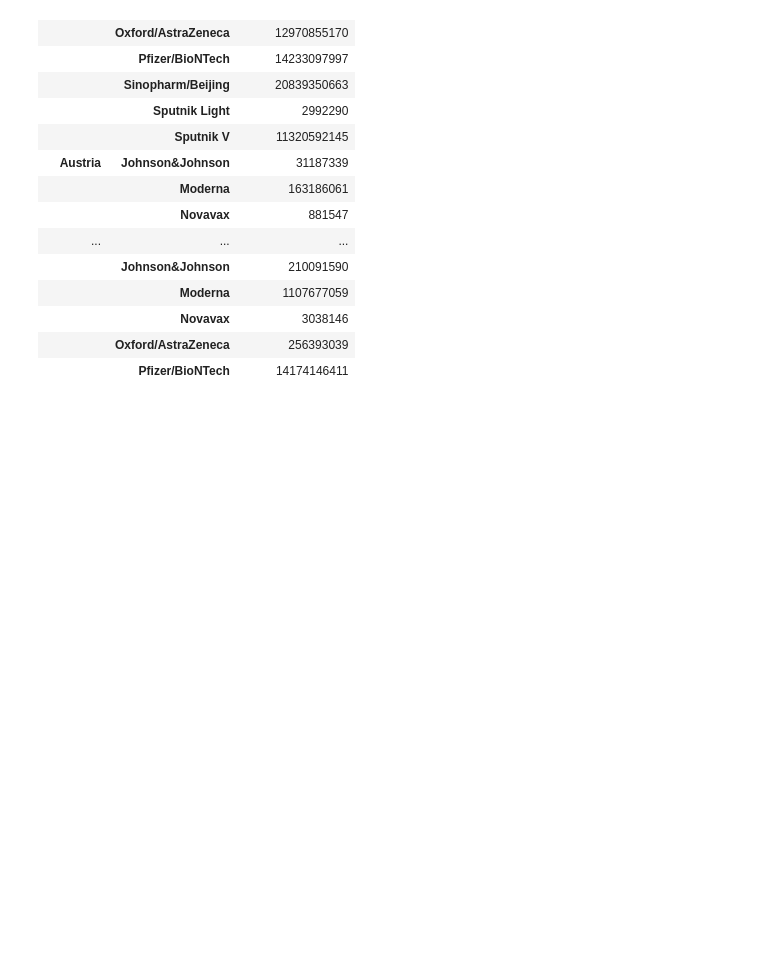
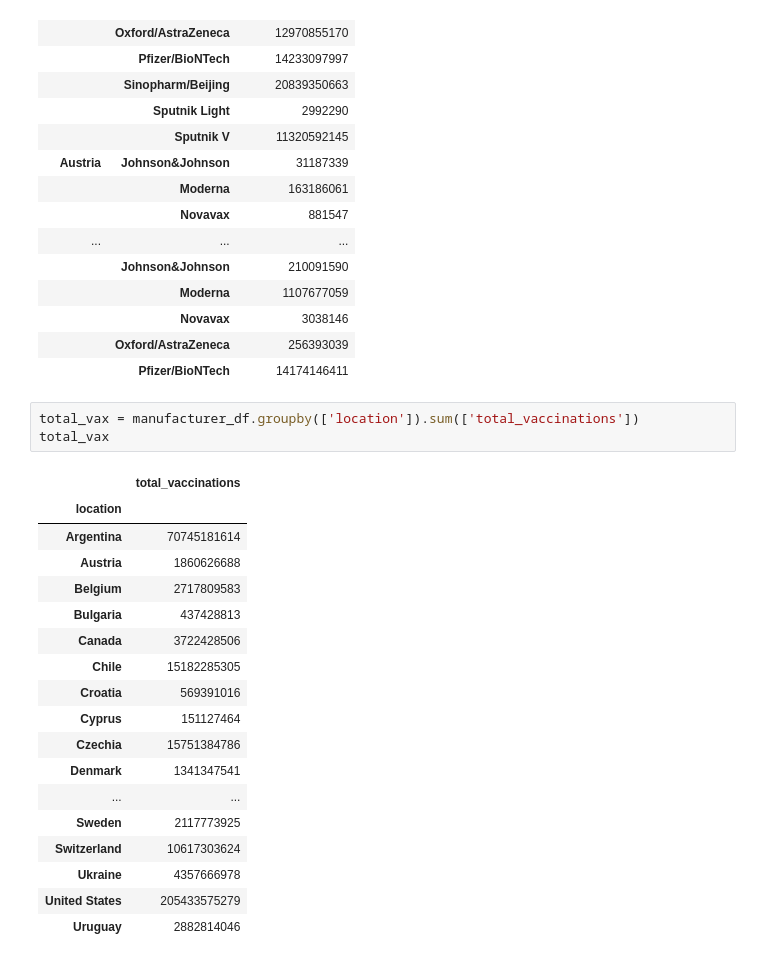
Before and after one commit to gburlew/Project-1, a Jupyter notebook: Notebooks/explore_notebook.ipynb, the cells around one changed output. Saved outputs shown, nothing was run; the diff lists cells and outputs as text; blank space fills up the shorter version.

```diff
--- a/Notebooks/explore_notebook.ipynb
+++ b/Notebooks/explore_notebook.ipynb
@@ -88,3 +93,25 @@ manufacturer_df.head(50)
 |  | Novavax | 3038146 |
 |  | Oxford/AstraZeneca | 256393039 |
 |  | Pfizer/BioNTech | 14174146411 |
+# %%
+total_vax = manufacturer_df.groupby(['location']).sum(['total_vaccinations'])
+total_vax
+# %% [output]
+|  | total_vaccinations |
+| location |  |
+| Argentina | 70745181614 |
+| Austria | 1860626688 |
+| Belgium | 2717809583 |
+| Bulgaria | 437428813 |
+| Canada | 3722428506 |
+| Chile | 15182285305 |
+| Croatia | 569391016 |
+| Cyprus | 151127464 |
+| Czechia | 15751384786 |
+| Denmark | 1341347541 |
+| ... | ... |
+| Sweden | 2117773925 |
+| Switzerland | 10617303624 |
+| Ukraine | 4357666978 |
+| United States | 205433575279 |
+| Uruguay | 2882814046 |
```
Also changed, not shown: parts of 3 cells of this notebook.
